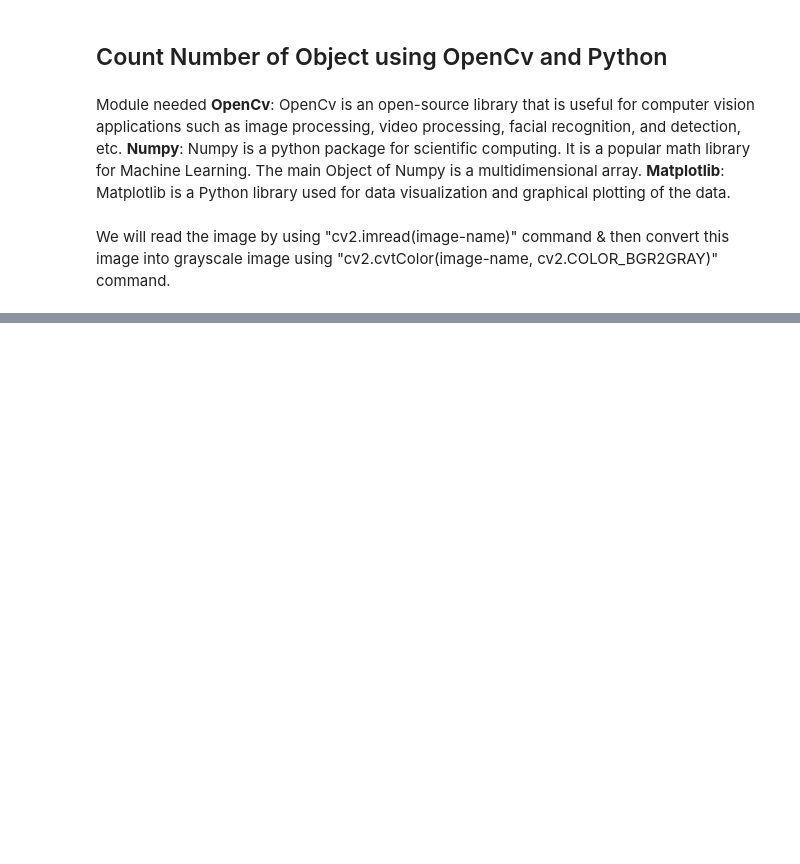
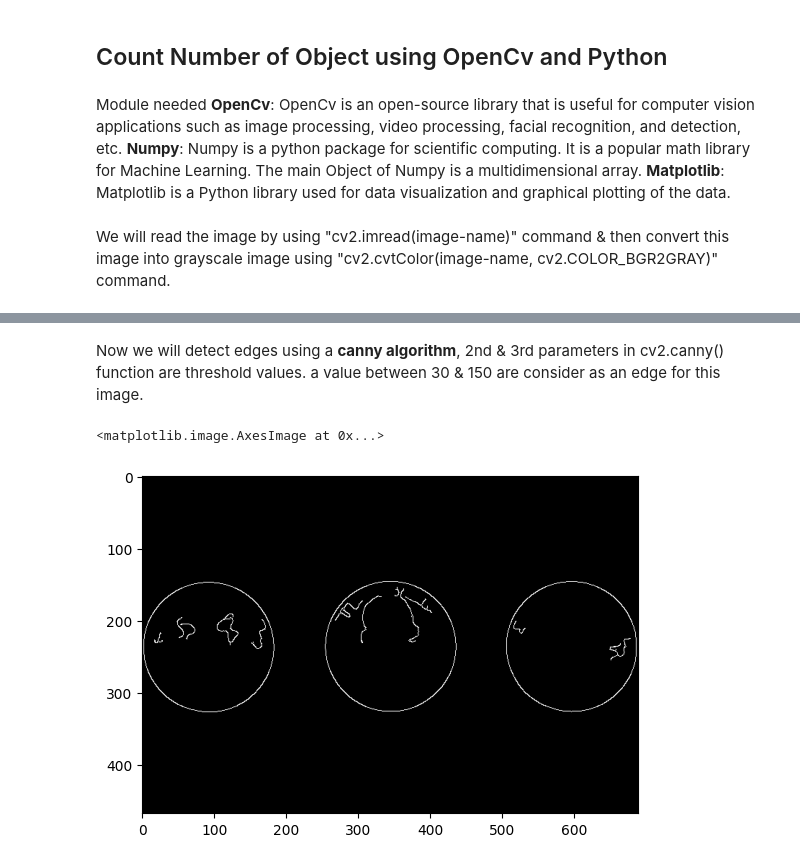
Before and after one commit to smmunna/machine-learning-projects, a Jupyter notebook: count_number_of_object.ipynb, the cells around one changed output, grey strips where cells are left out. Drawn from its saved outputs; the diff is of its cells as text; code cells hidden in the pictures; blank space fills up the shorter version.

```diff
--- a/count_number_of_object.ipynb
+++ b/count_number_of_object.ipynb
@@ -21,0 +30,9 @@ plt.imshow(gray, cmap='gray')
+# %% [markdown]
+Now we will detect edges using a **canny algorithm**, 2nd & 3rd parameters in cv2.canny() function are threshold values.
+a value between 30 & 150 are consider as an edge for this image.
+# %%
+canny = cv2.Canny(blur, 30, 150, 3)
+plt.imshow(canny, cmap='gray')
+# %% [output]
+<matplotlib.image.AxesImage at 0x...>
+[figure, added]
```
Also changed, not shown: parts of 10 cells of this notebook, 2 other files.
